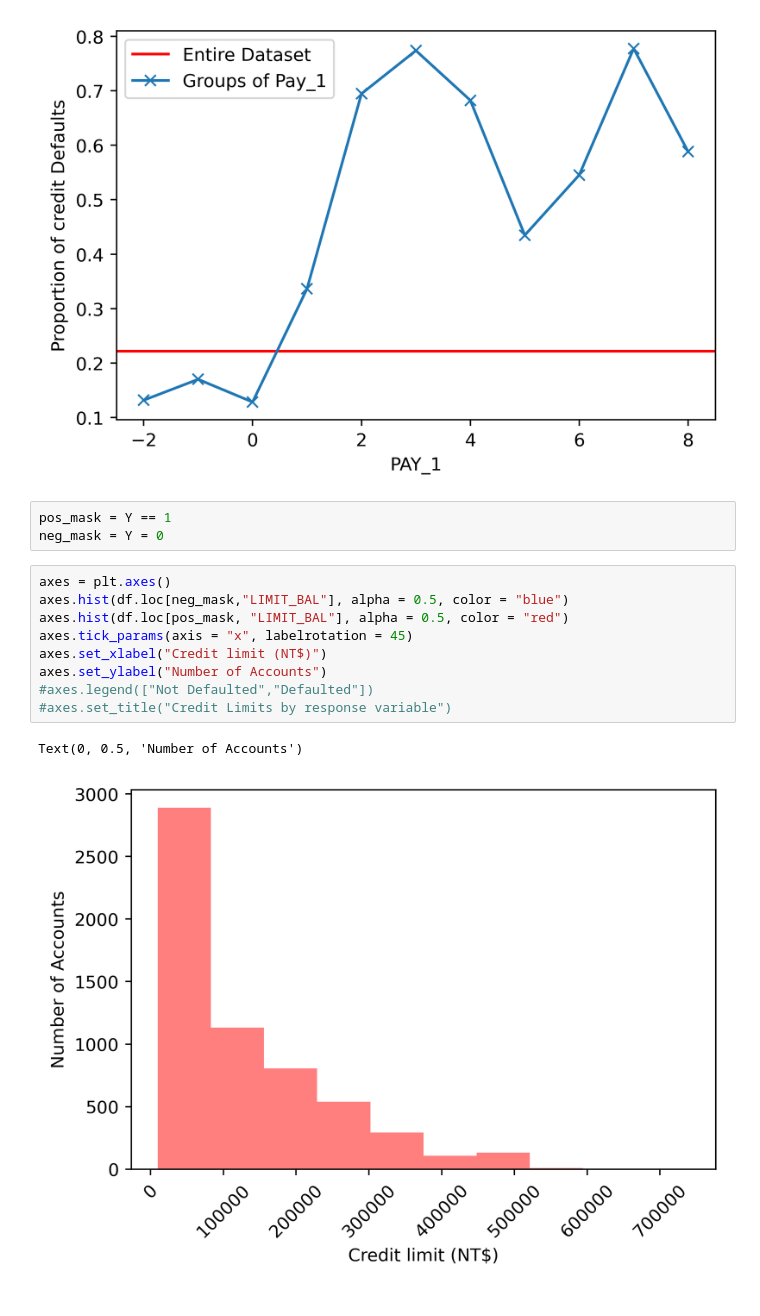
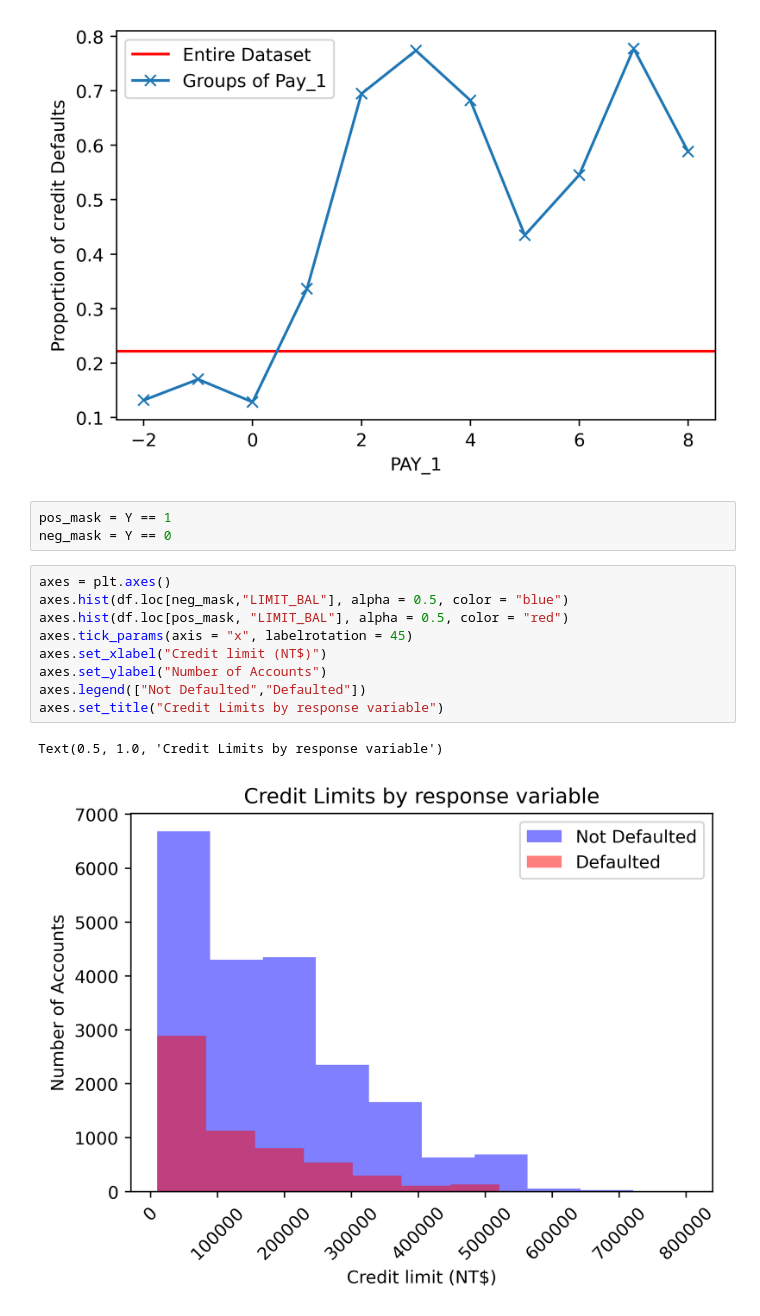
Before and after one commit to niall1994/Learning-Python, a Jupyter notebook: Chapter 3 - Details of Logistic Regression/Details of Logistic Regression.ipynb, the cells around one changed output. Cells and saved outputs as stored; diff of their text form.

```diff
--- a/Chapter 3 - Details of Logistic Regression/Details of Logistic Regression.ipynb
+++ b/Chapter 3 - Details of Logistic Regression/Details of Logistic Regression.ipynb
@@ -159,16 +161,16 @@ axes.legend(["Entire Dataset", "Groups of Pay_1"])
 [figure]
 # %%
 pos_mask = Y == 1
-neg_mask = Y = 0
+neg_mask = Y == 0
 # %%
 axes = plt.axes()
 axes.hist(df.loc[neg_mask,"LIMIT_BAL"], alpha = 0.5, color = "blue")
 axes.hist(df.loc[pos_mask, "LIMIT_BAL"], alpha = 0.5, color = "red")
 axes.tick_params(axis = "x", labelrotation = 45)
 axes.set_xlabel("Credit limit (NT$)")
 axes.set_ylabel("Number of Accounts")
-#axes.legend(["Not Defaulted","Defaulted"])
-#axes.set_title("Credit Limits by response variable")
+axes.legend(["Not Defaulted","Defaulted"])
+axes.set_title("Credit Limits by response variable")
 # %% [output]
-Text(0, 0.5, 'Number of Accounts')
+Text(0.5, 1.0, 'Credit Limits by response variable')
-[figure, old version]
+[figure, new version]
```
Also changed, not shown: parts of 38 cells of this notebook.
